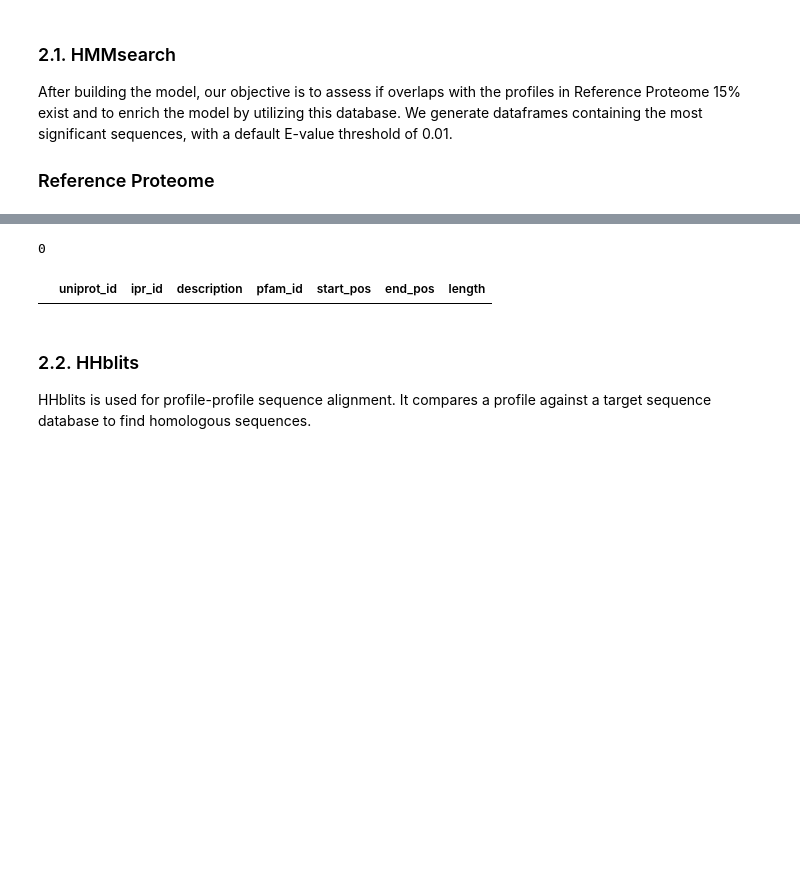
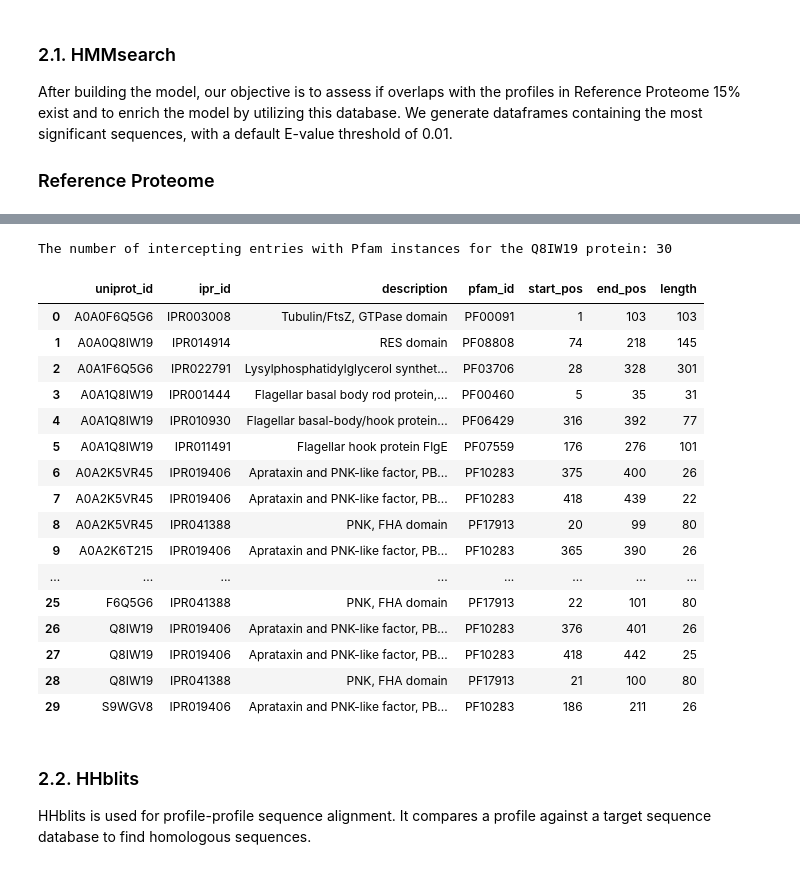
Before and after one commit to AlyaHarvelle/HMMER, a Jupyter notebook: Data_preparation.ipynb, the cells around one changed output, grey strips where cells are left out. Cells and saved outputs as stored; diff of their text form; code cells hidden in the pictures; blank space fills up the shorter version.

```diff
--- a/Data_preparation.ipynb
+++ b/Data_preparation.ipynb
@@ -153,0 +274,10 @@ input_file = f'{directory}/results/alignments/input_files/{id_dis}_input.fasta'
+# %%
+# Dropdown list of Uniprot query IDs for disordered regions
+output = widgets.Select(
+    options=disordered["query_id"].unique(),
+    rows=10,
+    description='Uniprot ID: ',
+    layout={'width': 'max-content'},
+    disabled=False)
+
+display(output)
@@ -394,15 +607,30 @@ protein2ipr_rp_15_Q86FP8_1.txt                100%  212KB   5.5MB/s   00:00
 # %%
 # Filter only entries with Pfam ID and intercepting regions with the curated_disprot instances
 filename = f"{directory}/results/hmms/hmmsearch/protein2ipr/protein2ipr_rp_15_{id_dis}_{i}.txt"
 pfam = read_and_filter_pfam_data(filename, curated_query)
-pfam_overlap = pfam[pfam['uniprot_id'] == id_dis]
-if len(pfam_overlap) != 0:
-    pfam_overlap.to_csv("pfam_overlap.csv", index=False)
-print(len(pfam_overlap))
-pfam_overlap
+if len(pfam) != 0:
+    pfam.to_csv(f"pfam_overlap_{id_dis}.csv", index=False)
+print(f"The number of intercepting entries with Pfam instances for the {id_dis} protein: {len(pfam)}")
+pfam
 # %% [output]
-0
+The number of intercepting entries with Pfam instances for the Q8IW19 protein: 30
 |  | uniprot_id | ipr_id | description | pfam_id | start_pos | end_pos | length |
+| 0 | A0A0F6Q5G6 | IPR003008 | Tubulin/FtsZ, GTPase domain | PF00091 | 1 | 103 | 103 |
+| 1 | A0A0Q8IW19 | IPR014914 | RES domain | PF08808 | 74 | 218 | 145 |
+| 2 | A0A1F6Q5G6 | IPR022791 | Lysylphosphatidylglycerol synthet... | PF03706 | 28 | 328 | 301 |
+| 3 | A0A1Q8IW19 | IPR001444 | Flagellar basal body rod protein,... | PF00460 | 5 | 35 | 31 |
+| 4 | A0A1Q8IW19 | IPR010930 | Flagellar basal-body/hook protein... | PF06429 | 316 | 392 | 77 |
+| 5 | A0A1Q8IW19 | IPR011491 | Flagellar hook protein FlgE | PF07559 | 176 | 276 | 101 |
+| 6 | A0A2K5VR45 | IPR019406 | Aprataxin and PNK-like factor, PB... | PF10283 | 375 | 400 | 26 |
+| 7 | A0A2K5VR45 | IPR019406 | Aprataxin and PNK-like factor, PB... | PF10283 | 418 | 439 | 22 |
+| 8 | A0A2K5VR45 | IPR041388 | PNK, FHA domain | PF17913 | 20 | 99 | 80 |
+| 9 | A0A2K6T215 | IPR019406 | Aprataxin and PNK-like factor, PB... | PF10283 | 365 | 390 | 26 |
+| ... | ... | ... | ... | ... | ... | ... | ... |
+| 25 | F6Q5G6 | IPR041388 | PNK, FHA domain | PF17913 | 22 | 101 | 80 |
+| 26 | Q8IW19 | IPR019406 | Aprataxin and PNK-like factor, PB... | PF10283 | 376 | 401 | 26 |
+| 27 | Q8IW19 | IPR019406 | Aprataxin and PNK-like factor, PB... | PF10283 | 418 | 442 | 25 |
+| 28 | Q8IW19 | IPR041388 | PNK, FHA domain | PF17913 | 21 | 100 | 80 |
+| 29 | S9WGV8 | IPR019406 | Aprataxin and PNK-like factor, PB... | PF10283 | 186 | 211 | 26 |
 # %% [markdown]
 ### 2.2. HHblits
 
```
Also changed, not shown: parts of 59 cells of this notebook, 2 other files.
